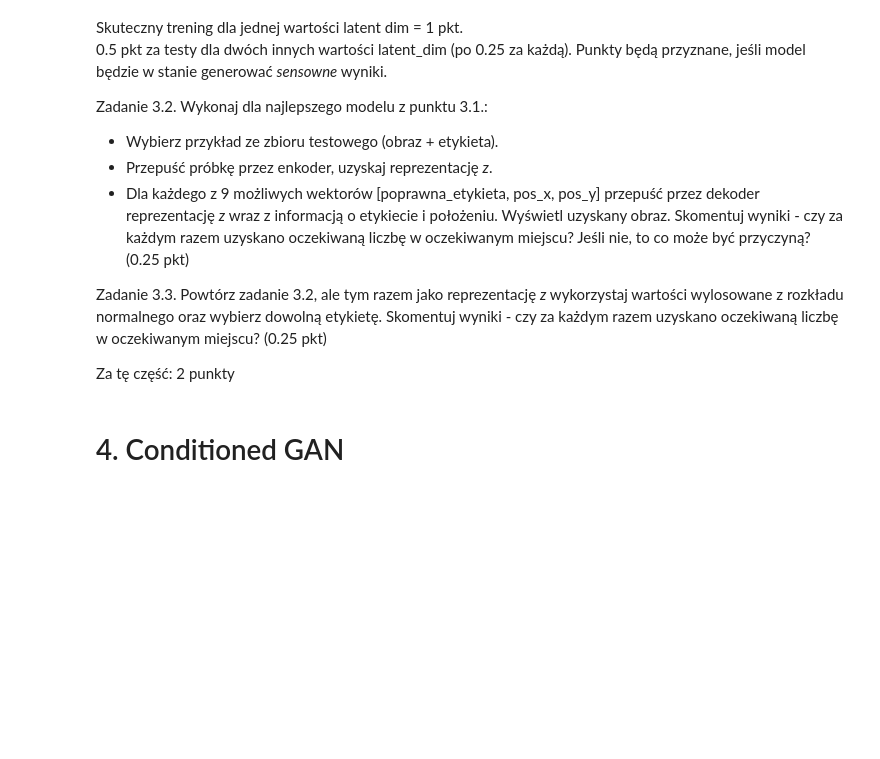
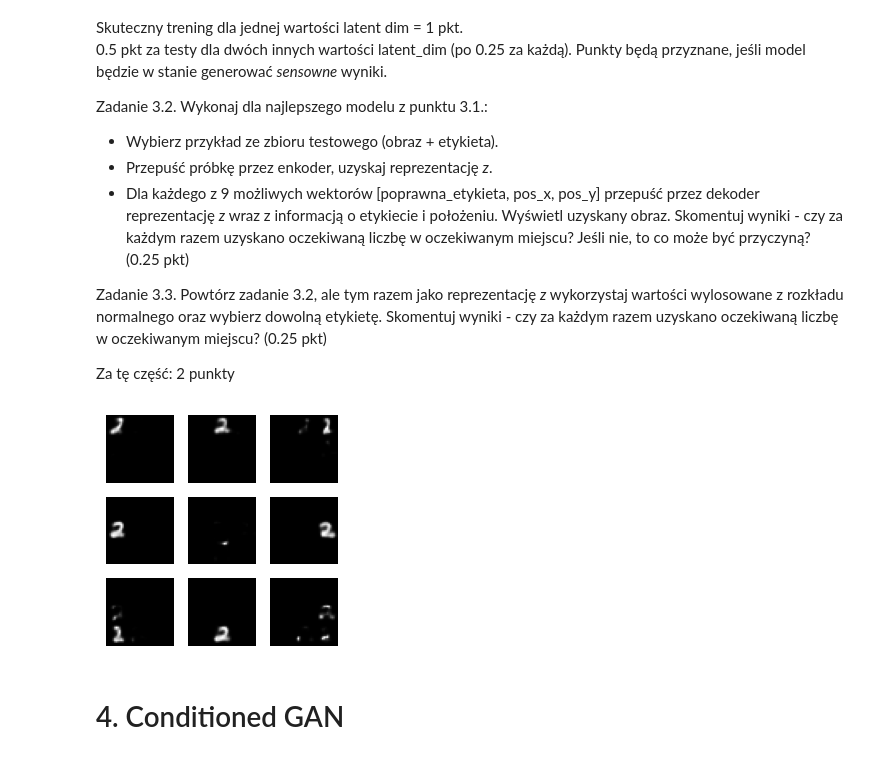
Before and after one commit to mwardynski/machine-learning, a Jupyter notebook: lab6/gnns.ipynb, the cells around one changed output. Cells and saved outputs as stored; diff of their text form; code cells hidden in the pictures; blank space fills up the shorter version.

Commit message:
[lab6] generate 3x3 based on test case

```diff
--- a/lab6/gnns.ipynb
+++ b/lab6/gnns.ipynb
@@ -852,3 +846,35 @@ Zadanie 3.3. Powtórz zadanie 3.2, ale tym razem jako reprezentację _z_ wykorzy
 
 
 Za tę część: 2 punkty
+# %%
+for test_batch in test_dataset_with_cond.take(1):
+    test_case_data = test_batch[0][0:1, :, :, :]
+    test_case_cond = test_batch[1][0:1, :]
+
+    duplicated_data = tf.repeat(test_case_data, repeats=9, axis=0)
+    one_hot = test_case_cond[0][0:10]
+    conds_list = []
+
+    for i in range(3):
+        for j in range(3):
+            cond = tf.concat([one_hot, tf.constant([i / 2, j / 2])], axis=0)
+            conds_list.append(cond)
+
+    conds = tf.stack(conds_list, axis=0)
+
+test_cases = [duplicated_data, conds]
+# %%
+data, cond = test_cases
+mean, logvar = model.encode(test_cases)
+z = model.reparameterize(mean, logvar)
+predictions = model.sample(cond, z)
+fig = plt.figure(figsize=(3, 3))
+
+for i in range(predictions.shape[0]):
+    plt.subplot(3, 3, i + 1)
+    plt.imshow(predictions[i, :, :, 0], cmap='gray')
+    plt.axis('off')
+
+plt.show()
+# %% [output]
+[figure, added]
```
Also changed, not shown: parts of 5 cells of this notebook.
